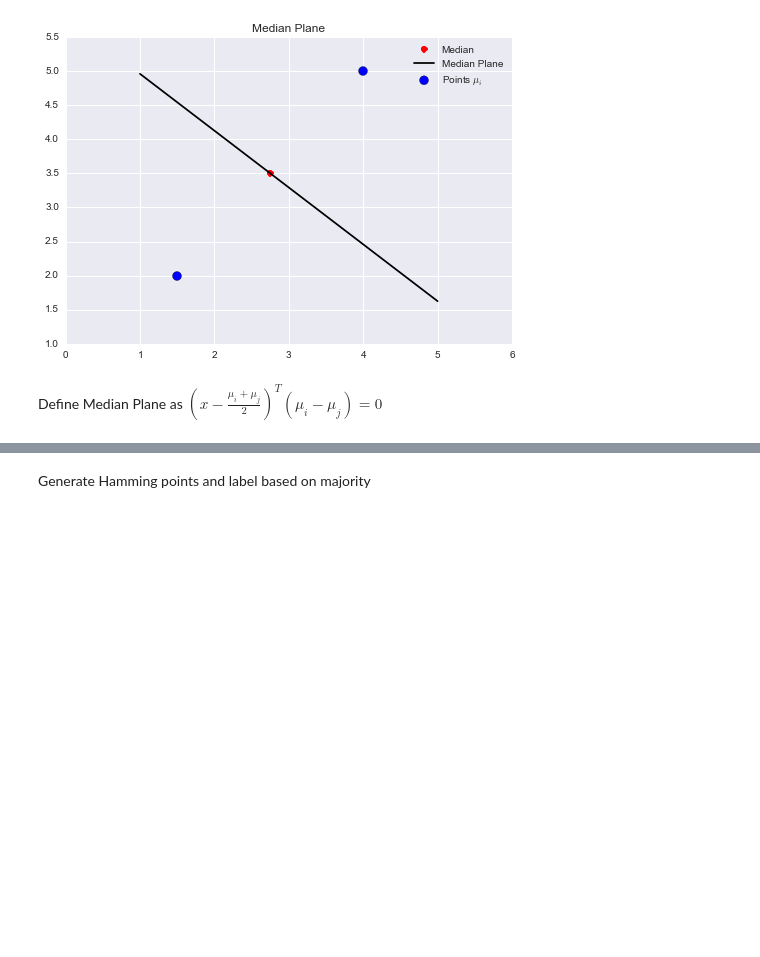
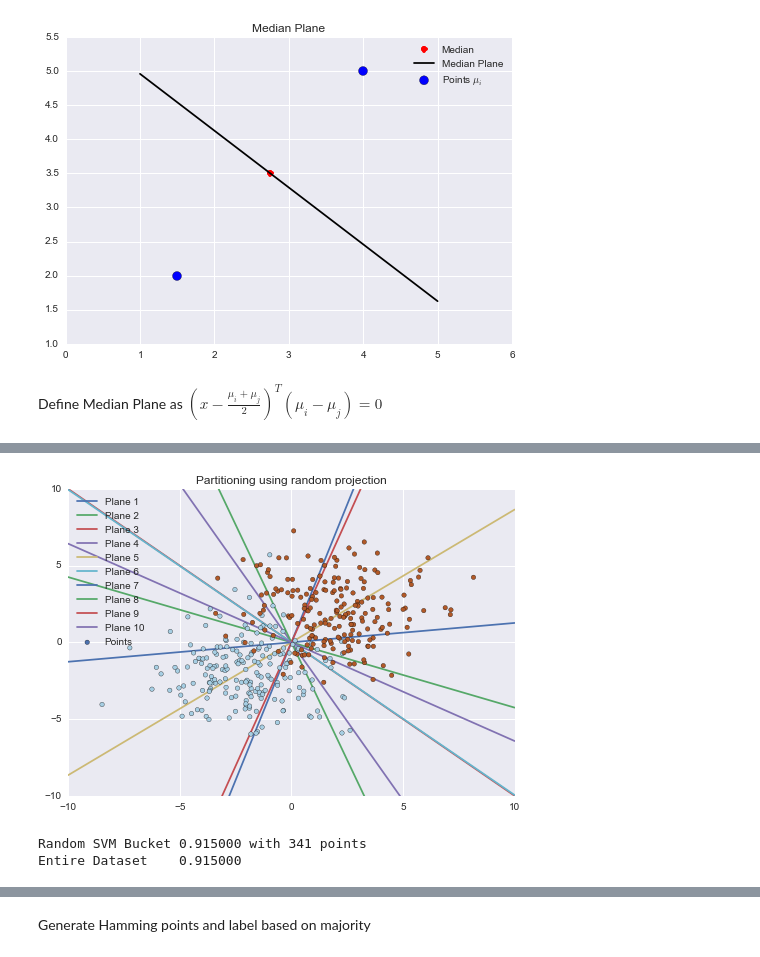
Before and after one commit to jkirsch/hashbucketscreening, a Jupyter notebook: docs/Density Sensitive Projection.ipynb, the cells around one changed output, grey strips where cells are left out. Saved outputs shown, nothing was run; the diff lists cells and outputs as text; code cells hidden in the pictures; blank space fills up the shorter version.

```diff
--- a/docs/Density Sensitive Projection.ipynb
+++ b/docs/Density Sensitive Projection.ipynb
@@ -293,0 +288,55 @@ We need 5 bits to seperate all points
+# %%
+# Display using #planes random projections
+rng = np.random.RandomState(42)
+randomProjection = random_projection.gaussian_random_matrix(10, X.shape[1], random_state=rng)
+# Plot
+plt.scatter(X[:, 0], X[:, 1], c=Y, zorder=10, cmap=plt.cm.Paired, label='Points')
+
+plane = 0
+for (point) in randomProjection:
+    plotHyperplane(point, 0, 'Plane ' + str(plane + 1))
+    plane = plane + 1
+
+plt.legend(loc='upper left')
+plt.title('Partitioning using random projection')
+plt.ylim([-10,10])
+plt.xlim([-10,10])
+plt.show()
+# %% [output]
+[figure, added]
+# %%
+# What if we use the random projection idea to generate the buckets
+buckets = np.apply_along_axis( generateBitString, axis=1, arr=np.dot(X, randomProjection.T ))
+heap = []
+
+X_selected = []
+Y_selected = []
+
+for key in np.unique(buckets):
+    # estimate pos ratio
+    qualifying = Y[buckets == key]
+    length = qualifying.shape[0]
+    pos = qualifying[qualifying == 1].shape[0]
+    #print('Buckets', key, pos)
+    ratio = min(pos / length, (length - pos) / length)
+    #print(key,ratio,length)
+    if 0 < ratio < 0.5:
+        # Take buckets which need splitting - weight them by the number of points
+        X_selected.extend(X[buckets == key])
+        Y_selected.extend(Y[buckets == key])
+        heap.append(( ratio, key, pos, length))
+
+X_selected = np.array(X_selected)
+
+# Now check if we still hit the same accuray
+entire = svm.SVC(kernel='linear')
+entire.fit(X,Y)
+
+# Now generate an svm with the points in the buckets
+projectionSVM = svm.SVC(kernel='linear')
+projectionSVM.fit(X_selected, Y_selected)
+print('Random SVM Bucket %f with %d points' % (projectionSVM.score(X,Y),X_selected.shape[0] ))
+print('Entire Dataset    %f'% (entire.score(X,Y)))
+# %% [output]
+Random SVM Bucket 0.915000 with 341 points
+Entire Dataset    0.915000
```
Also changed, not shown: parts of 13 cells of this notebook, 11 other files.
